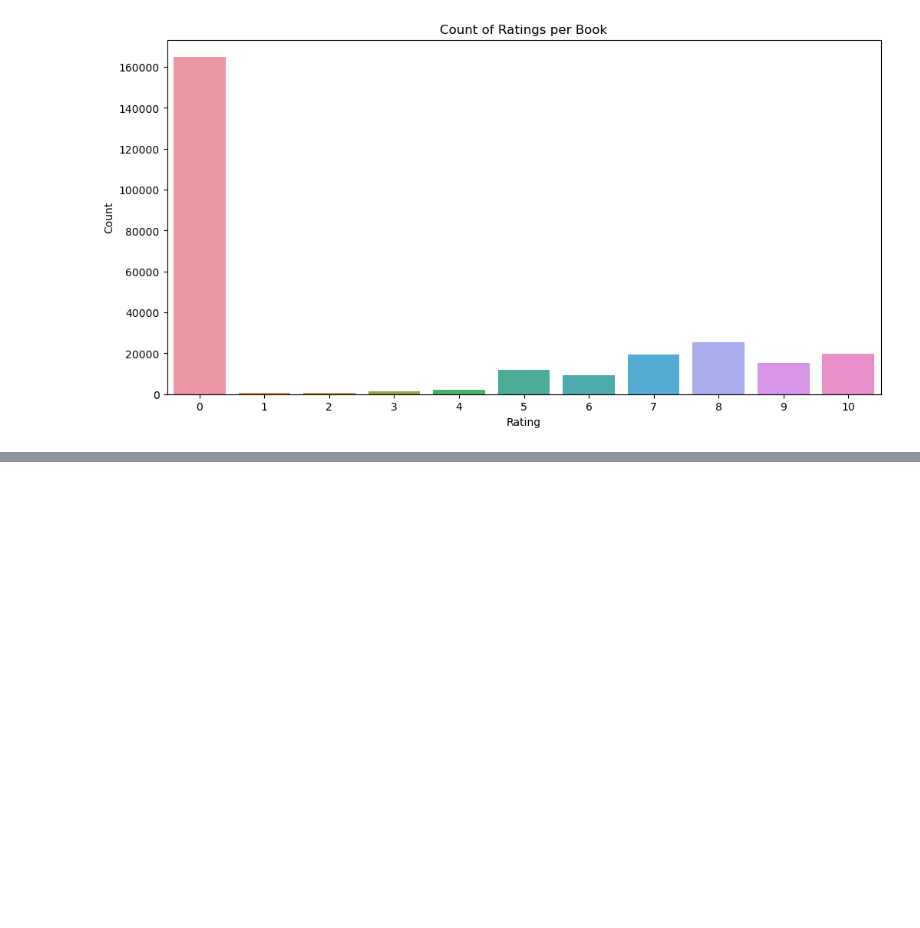
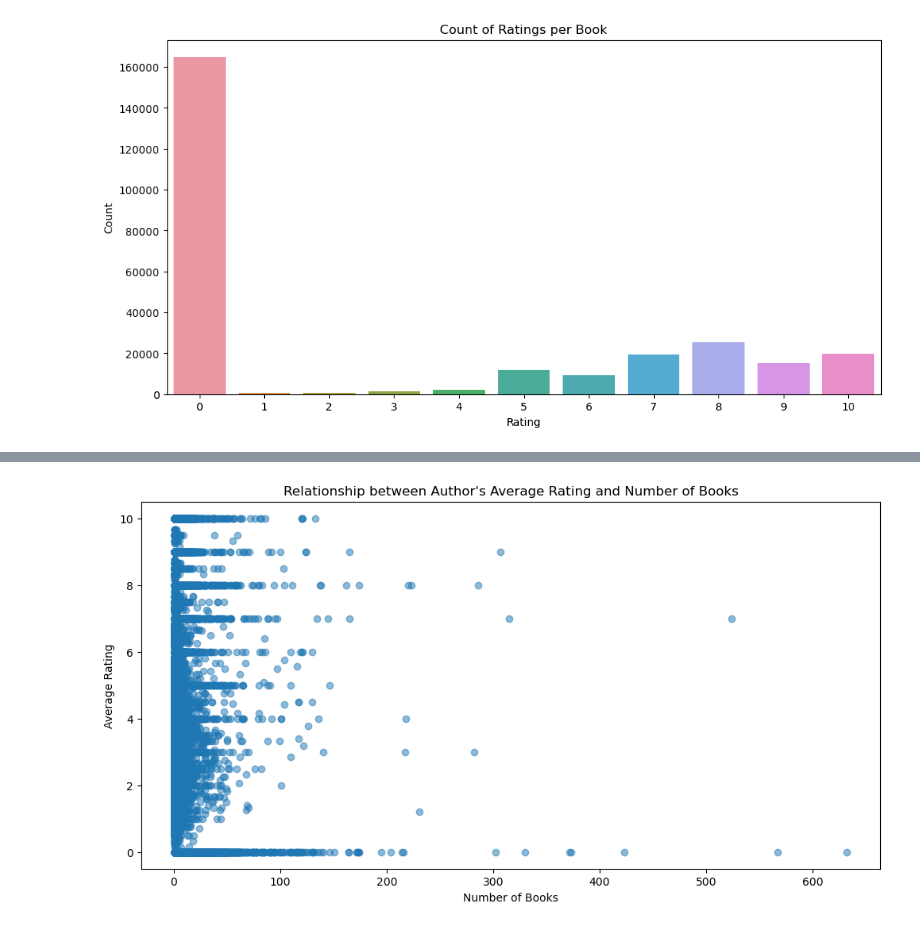
Before and after one commit to nikkirastogi/Exploring-the-World-of-Books, a Jupyter notebook: books_and_reviews.ipynb, the cells around one changed output, grey strips where cells are left out. Cells and saved outputs as stored; diff of their text form; code cells hidden in the pictures; blank space fills up the shorter version.

```diff
--- a/books_and_reviews.ipynb
+++ b/books_and_reviews.ipynb
@@ -204,0 +227,16 @@ book_eda.EdaAnalysis.ratings_per_book(obj)
+# %%
+# Step 1: Calculate Author-wise Average Ratings
+average_ratings = obj.groupby('Book-Author')['Book-Ratings'].mean()
+
+# Step 2: Count the Number of Books per Author
+book_counts = obj['Book-Author'].value_counts()
+
+# Step 3: Plot the Relationship
+plt.figure(figsize=(12, 6))
+plt.scatter(book_counts, average_ratings, alpha=0.5)
+plt.title('Relationship between Author\'s Average Rating and Number of Books')
+plt.xlabel('Number of Books')
+plt.ylabel('Average Rating')
+plt.show()
+# %% [output]
+[figure, added]
```
Also changed, not shown: parts of 2 cells of this notebook, 1 other file.
